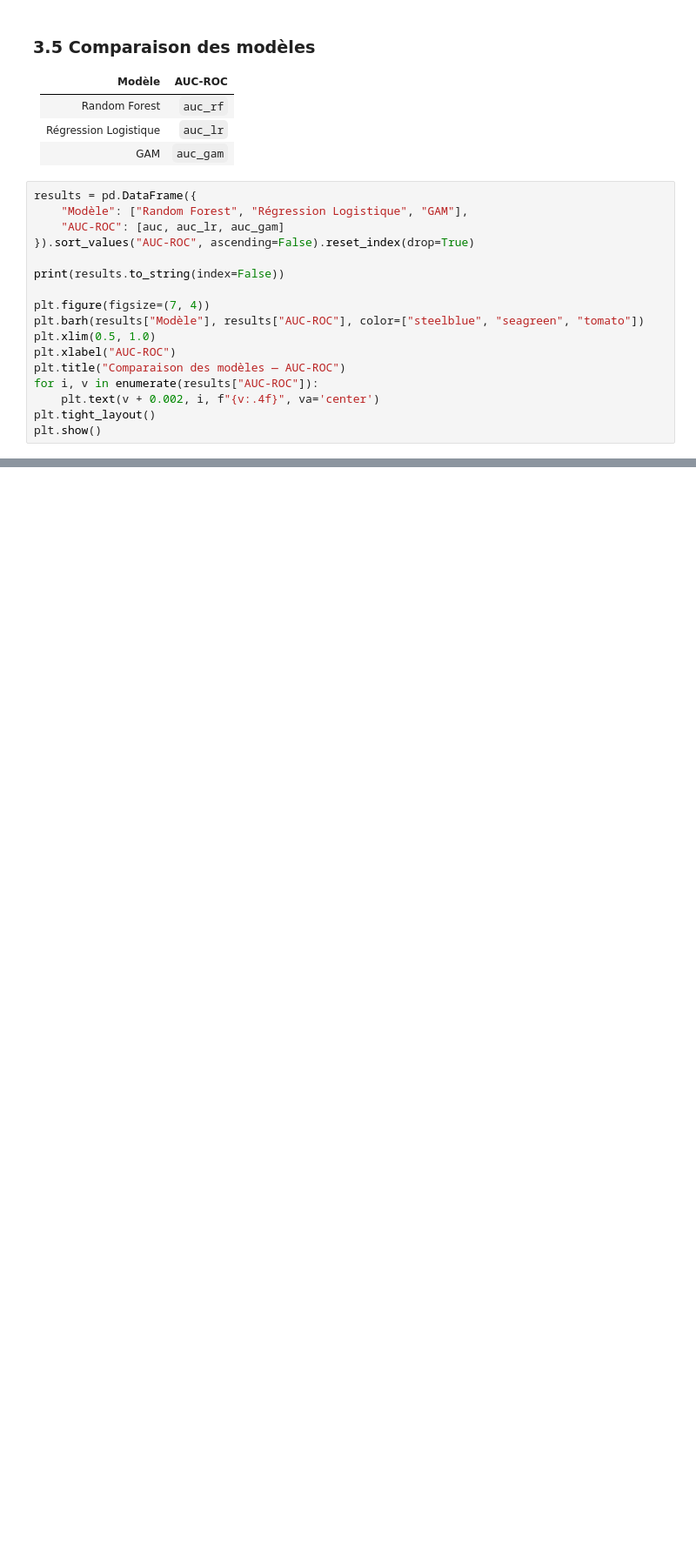
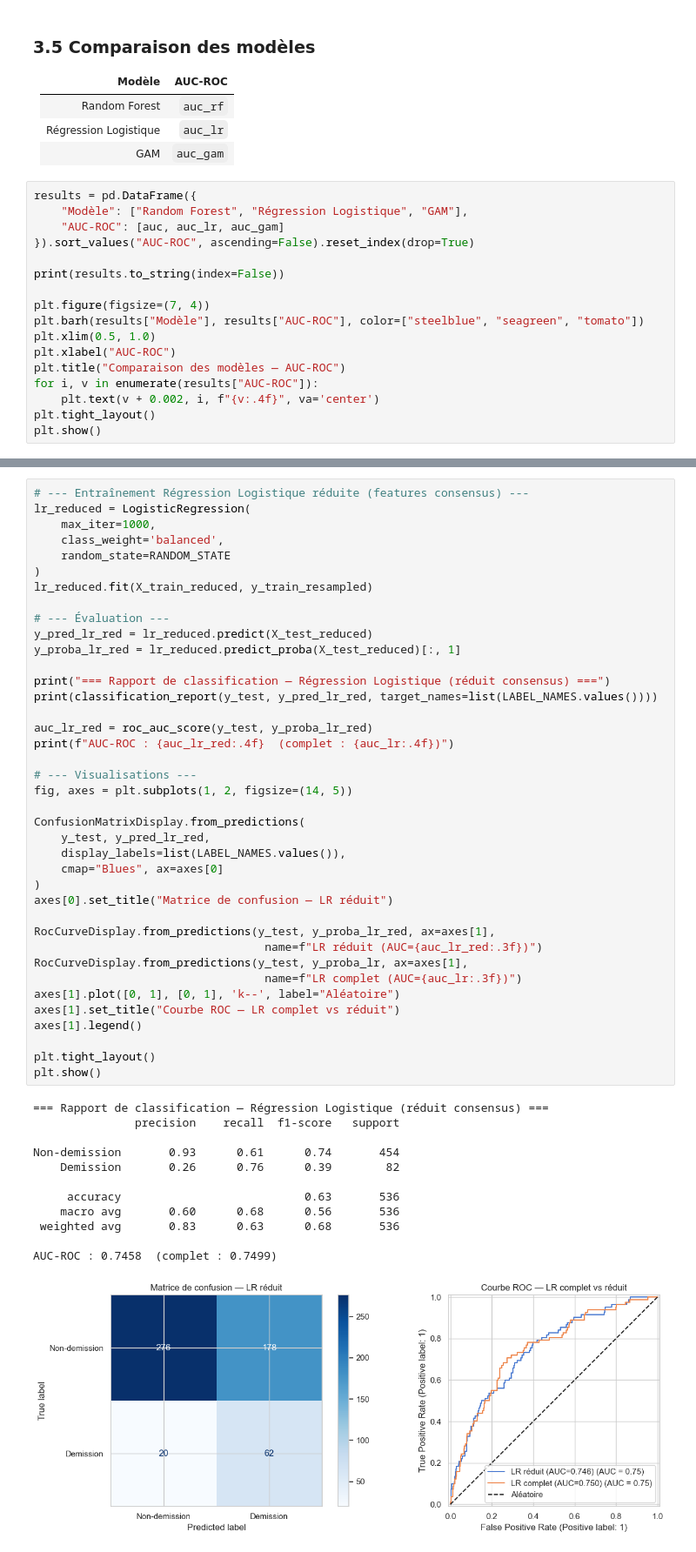
Before and after one commit to daphnemaschas/REXIA, a Jupyter notebook: notebooks/apprentissage.ipynb, the cells around one changed output, grey strips where cells are left out. Shown at 87% size. Drawn from its saved outputs; the diff is of its cells as text; blank space fills up the shorter version.

```diff
--- a/notebooks/apprentissage.ipynb
+++ b/notebooks/apprentissage.ipynb
@@ -445,0 +791,52 @@ plt.show()
+# %%
+# --- Entraînement Régression Logistique réduite (features consensus) ---
+lr_reduced = LogisticRegression(
+    max_iter=1000,
+    class_weight='balanced',
+    random_state=RANDOM_STATE
+)
+lr_reduced.fit(X_train_reduced, y_train_resampled)
+
+# --- Évaluation ---
+y_pred_lr_red = lr_reduced.predict(X_test_reduced)
+y_proba_lr_red = lr_reduced.predict_proba(X_test_reduced)[:, 1]
+
+print("=== Rapport de classification — Régression Logistique (réduit consensus) ===")
+print(classification_report(y_test, y_pred_lr_red, target_names=list(LABEL_NAMES.values())))
+
+auc_lr_red = roc_auc_score(y_test, y_proba_lr_red)
+print(f"AUC-ROC : {auc_lr_red:.4f}  (complet : {auc_lr:.4f})")
+
+# --- Visualisations ---
+fig, axes = plt.subplots(1, 2, figsize=(14, 5))
+
+ConfusionMatrixDisplay.from_predictions(
+    y_test, y_pred_lr_red,
+    display_labels=list(LABEL_NAMES.values()),
+    cmap="Blues", ax=axes[0]
+)
+axes[0].set_title("Matrice de confusion — LR réduit")
+
+RocCurveDisplay.from_predictions(y_test, y_proba_lr_red, ax=axes[1],
+                                  name=f"LR réduit (AUC={auc_lr_red:.3f})")
+RocCurveDisplay.from_predictions(y_test, y_proba_lr, ax=axes[1],
+                                  name=f"LR complet (AUC={auc_lr:.3f})")
+axes[1].plot([0, 1], [0, 1], 'k--', label="Aléatoire")
+axes[1].set_title("Courbe ROC — LR complet vs réduit")
+axes[1].legend()
+
+plt.tight_layout()
+plt.show()
+# %% [output]
+=== Rapport de classification — Régression Logistique (réduit consensus) ===
+               precision    recall  f1-score   support
+
+Non-demission       0.93      0.61      0.74       454
+    Demission       0.26      0.76      0.39        82
+
+     accuracy                           0.63       536
+    macro avg       0.60      0.68      0.56       536
+ weighted avg       0.83      0.63      0.68       536
+
+AUC-ROC : 0.7458  (complet : 0.7499)
+[figure, added]
```
Also changed, not shown: parts of 22 cells of this notebook, 1 other file.
